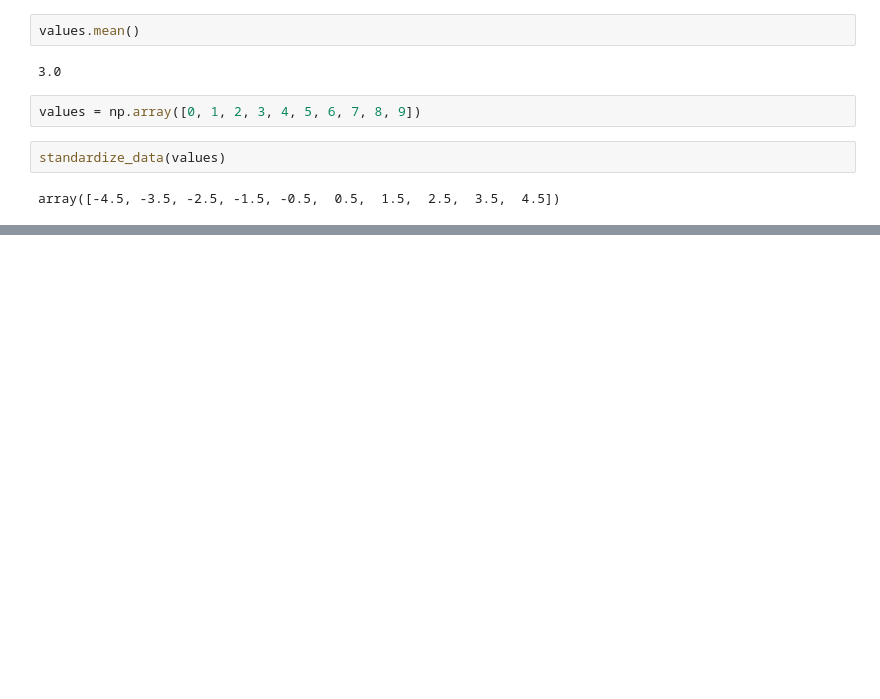
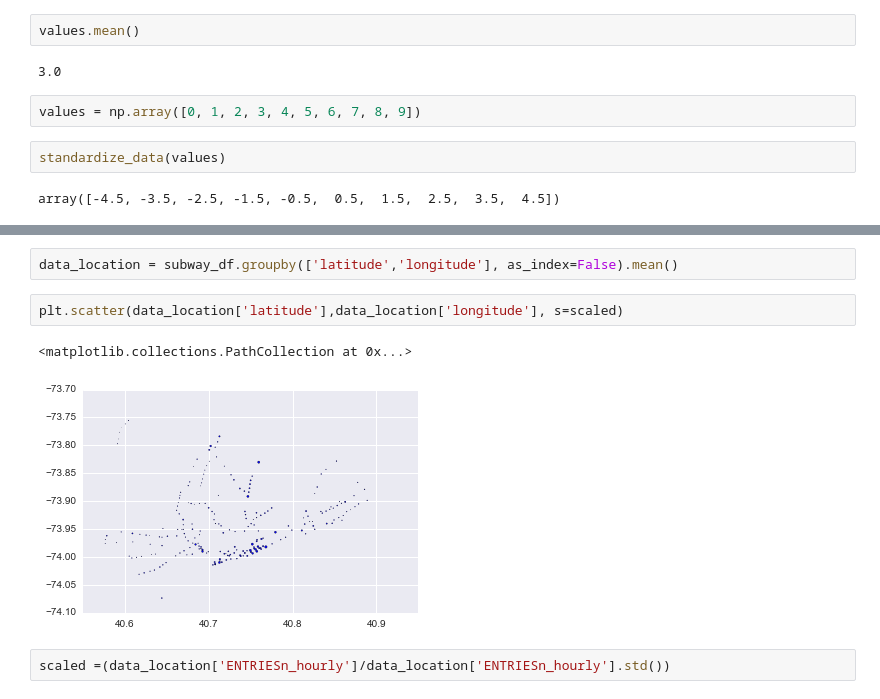
Before and after one commit to krismanaya/udacity_data_analyst, a Jupyter notebook: project_2/Gapminder_Data.ipynb, the cells around one changed output, grey strips where cells are left out. Drawn from its saved outputs; the diff is of its cells as text; blank space fills up the shorter version.

```diff
--- a/project_2/Gapminder_Data.ipynb
+++ b/project_2/Gapminder_Data.ipynb
@@ -72,0 +416,9 @@ array([-4.5, -3.5, -2.5, -1.5, -0.5,  0.5,  1.5,  2.5,  3.5,  4.5])
+# %%
+data_location = subway_df.groupby(['latitude','longitude'], as_index=False).mean()
+# %%
+plt.scatter(data_location['latitude'],data_location['longitude'], s=scaled)
+# %% [output]
+<matplotlib.collections.PathCollection at 0x...>
+[figure, added]
+# %%
+scaled =(data_location['ENTRIESn_hourly']/data_location['ENTRIESn_hourly'].std())
```
Also changed, not shown: parts of 48 cells of this notebook, 2 other files.
